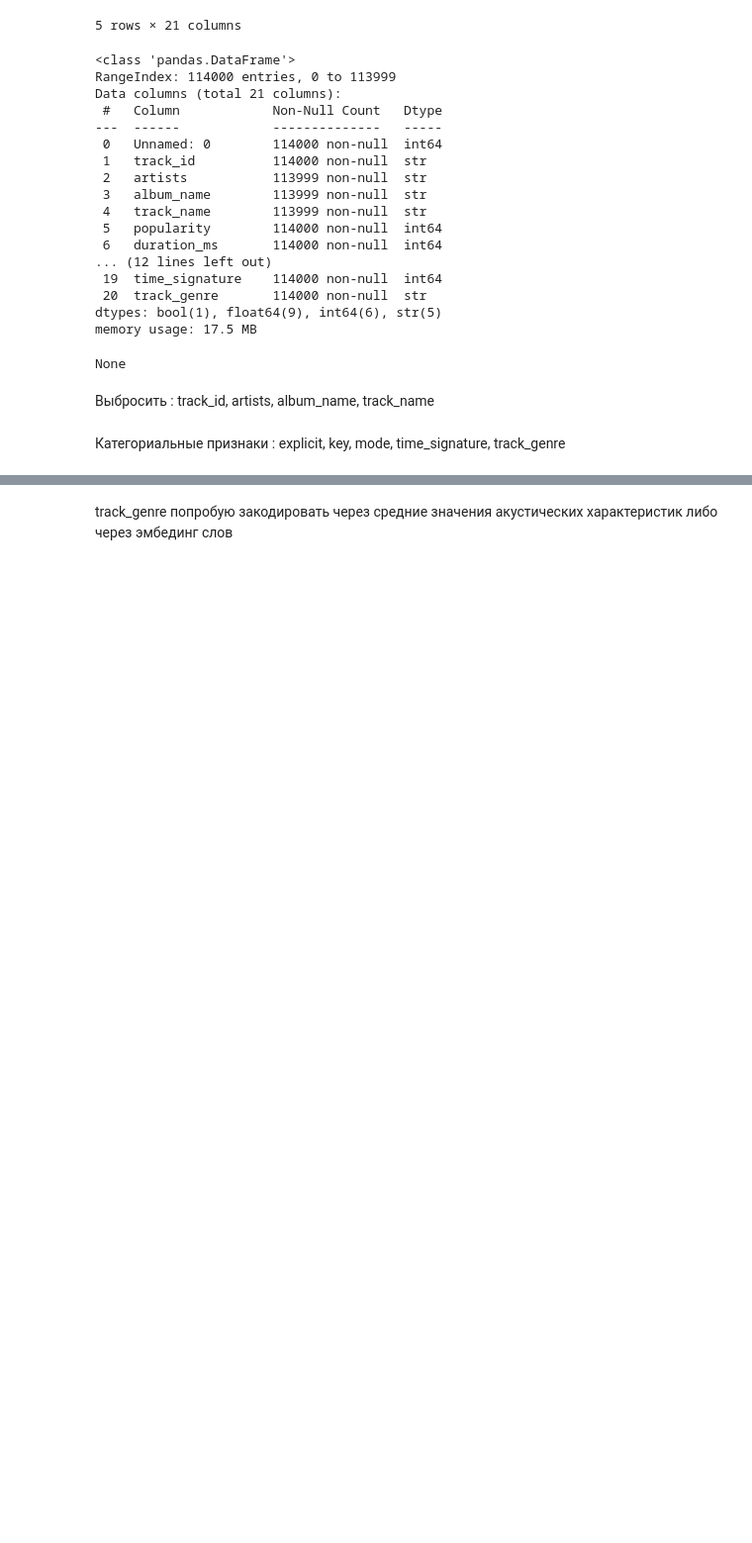
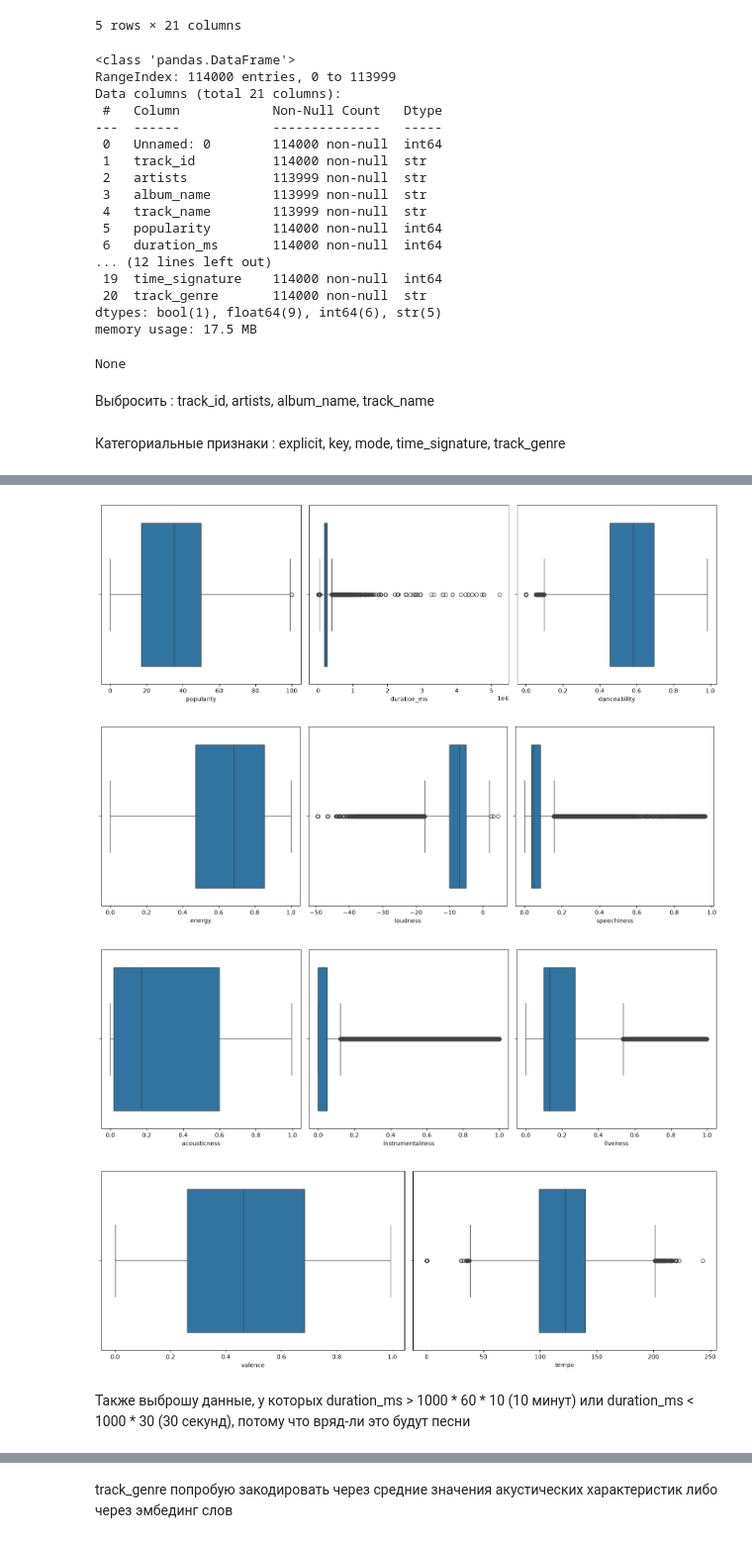
Before and after one commit to cardinaler/spotify-tracks-knn-recommender, a Jupyter notebook: notebooks/spotify_data_eda.ipynb, the cells around one changed output, grey strips where cells are left out. Shown at 99% size. Drawn from its saved outputs; the diff is of its cells as text; code cells hidden in the pictures; blank space fills up the shorter version.

```diff
--- a/notebooks/spotify_data_eda.ipynb
+++ b/notebooks/spotify_data_eda.ipynb
@@ -46,7 +46,7 @@ None
 # %% [markdown]
 Выбросить : track_id, artists, album_name, track_name
 # %%
-df = df.drop(columns=['track_id', 'artists', 'album_name', 'track_name'])
+df = df.drop(columns=['Unnamed: 0', 'track_id', 'artists', 'album_name', 'track_name'])
 # %% [markdown]
 Категориальные признаки : explicit, key, mode, time_signature, track_genre
 # %%
@@ -72,0 +91,22 @@ dtype: int64
+# %%
+excl = ['explicit', 'key', 'mode', 'time_signature', 'track_genre']
+numeric_columns = [k for k in df.columns if k not in excl]
+i = 0
+
+while i < len(numeric_columns):
+    tmp = len(numeric_columns) - i
+    tmp = min(tmp, 3)
+    fig, axes = plt.subplots(1, tmp, figsize=(15, 5))
+    for j in range(tmp):
+        sns.boxplot(data=df, x=df[numeric_columns[i + j]], ax=axes[j])
+    i = i + tmp
+
+    plt.tight_layout()
+    plt.show()
+# %% [output]
+[figure, added]
+[figure, added]
+[figure, added]
+[figure, added]
+# %% [markdown]
+Также выброшу данные, у которых duration_ms > 1000 * 60 * 10 (10 минут) или duration_ms < 1000 * 30 (30 секунд), потому что вряд-ли это будут песни
```
Also changed, not shown: parts of 14 cells of this notebook.
